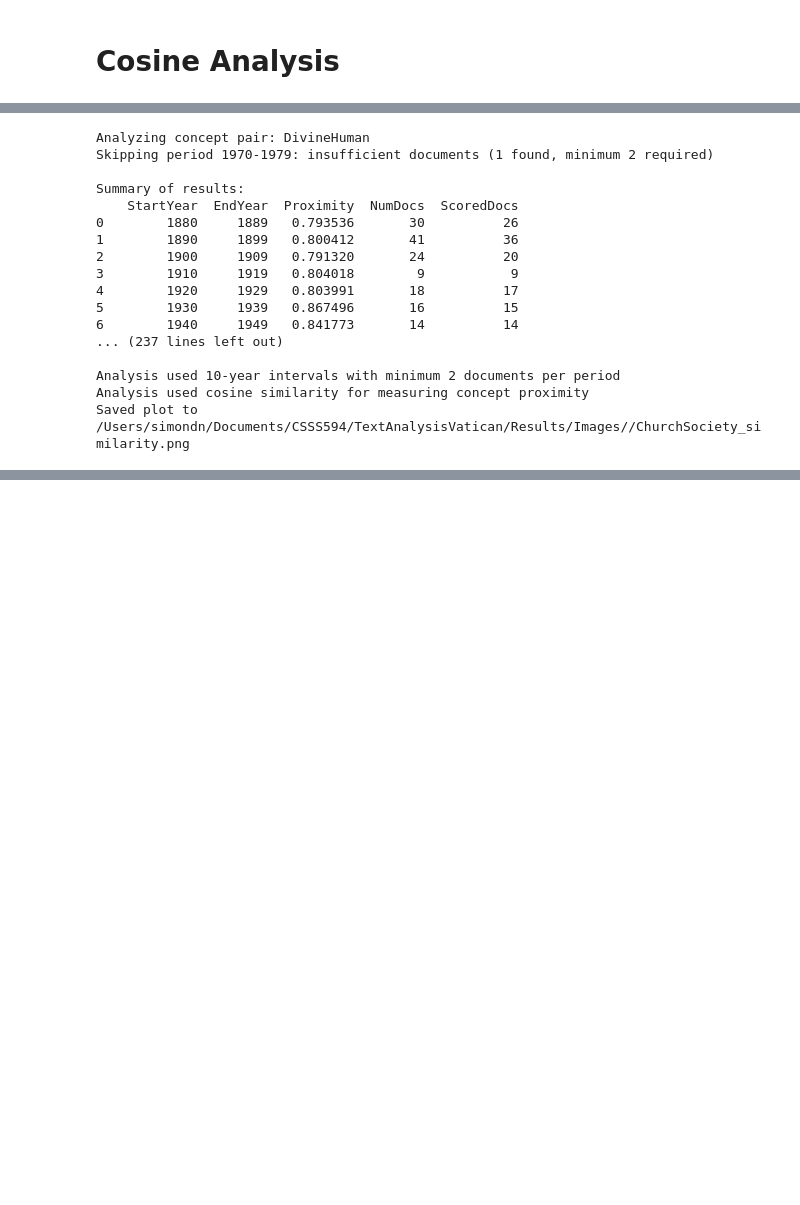
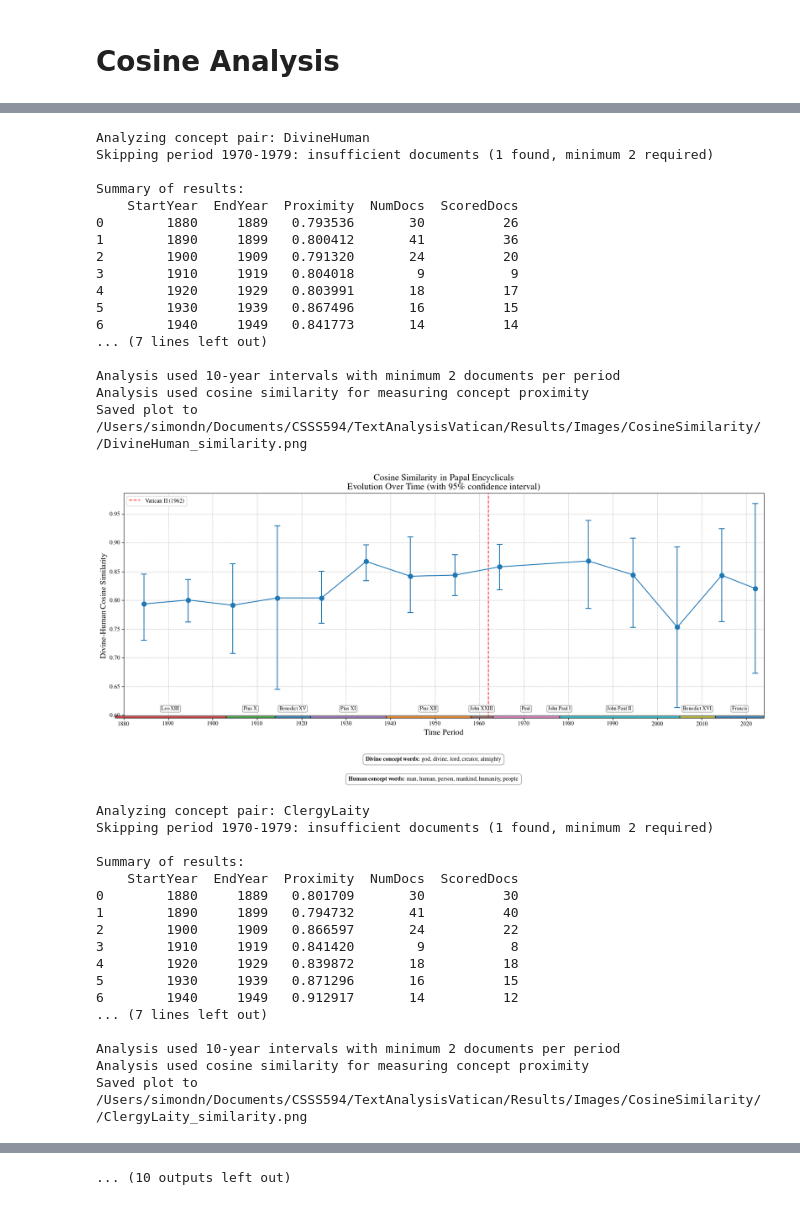
Before and after one commit to thatswhatsimonsaid/TextAnalysisVatican, a Jupyter notebook: Code/Encyclicals.ipynb, the cells around one changed output, grey strips where cells are left out. Drawn from its saved outputs; the diff is of its cells as text; code cells hidden in the pictures; blank space fills up the shorter version.

```diff
--- a/Code/Encyclicals.ipynb
+++ b/Code/Encyclicals.ipynb
@@ -297,16 +542,3 @@ ConceptPairs = {
         "concept2": {"Society": ["society", "world", "social", "community", "culture"]}
     }
 }
-# %%
-plt.rcParams.update({
-    "text.usetex": True,
-    "font.family": "serif",
-    "font.serif": ["Times"],
-})
-
-results_df, fig, _ = CosineSimilarityFunction(
-    df_Encyclicals=df_Encyclicals,
-    IntervalYears=10,
-    MinDocs=2,
-    Concept1={"Divine": ["god", "divine", "lord", "creator", "almighty"]},
-    Concept2={"Human": ["man", "human", "person", "mankind", "humanity", "people"]})
@@ -355,34 +748,53 @@ for i in ConceptPairs:
         ax = fig.axes[0]
         ax.set_title(r'Cosine Similarity in Papal Encyclicals' + '\n' + r'Evolution Over Time (with 95\% confidence interval)', fontsize=16)
 
         # Define save path
-        save_path = "/Users/simondn/Documents/CSSS594/TextAnalysisVatican/Results/Images/"
+        save_path = "/Users/simondn/Documents/CSSS594/TextAnalysisVatican/Results/Images/CosineSimilarity/"
 
         # Create filename based on concept pair
         filename = f"{save_path}/{i}_similarity.png"
 
         # Save the figure
         plt.figure(fig.number)
         plt.savefig(filename, dpi=300, bbox_inches='tight')
         print(f"Saved plot to {filename}")
 
         # Close the figure to free memory
-        plt.close(fig)
+        plt.show()
+        # plt.close(fig)
 # %% [output]
 Analyzing concept pair: DivineHuman
 Skipping period 1970-1979: insufficient documents (1 found, minimum 2 required)
 
 Summary of results:
     StartYear  EndYear  Proximity  NumDocs  ScoredDocs
 0        1880     1889   0.793536       30          26
 1        1890     1899   0.800412       41          36
 2        1900     1909   0.791320       24          20
 3        1910     1919   0.804018        9           9
 4        1920     1929   0.803991       18          17
 5        1930     1939   0.867496       16          15
 6        1940     1949   0.841773       14          14
-... (237 lines left out)
+... (7 lines left out)
 
 Analysis used 10-year intervals with minimum 2 documents per period
 Analysis used cosine similarity for measuring concept proximity
-Saved plot to /Users/simondn/Documents/CSSS594/TextAnalysisVatican/Results/Images//ChurchSociety_similarity.png
+Saved plot to /Users/simondn/Documents/CSSS594/TextAnalysisVatican/Results/Images/CosineSimilarity//DivineHuman_similarity.png
+[figure, added]
+Analyzing concept pair: ClergyLaity
+Skipping period 1970-1979: insufficient documents (1 found, minimum 2 required)
+
+Summary of results:
+    StartYear  EndYear  Proximity  NumDocs  ScoredDocs
+0        1880     1889   0.801709       30          30
+1        1890     1899   0.794732       41          40
+2        1900     1909   0.866597       24          22
+3        1910     1919   0.841420        9           8
+4        1920     1929   0.839872       18          18
+5        1930     1939   0.871296       16          15
+6        1940     1949   0.912917       14          12
+... (7 lines left out)
+
+Analysis used 10-year intervals with minimum 2 documents per period
+Analysis used cosine similarity for measuring concept proximity
+Saved plot to /Users/simondn/Documents/CSSS594/TextAnalysisVatican/Results/Images/CosineSimilarity//ClergyLaity_similarity.png
@@ -388,0 +874 @@ Saved plot to /Users/simondn/Documents/CSSS594/TextAnalysisVatican/Results/Image
+... (10 outputs left out)
```
Also changed, not shown: parts of 30 cells of this notebook, 45 other files.
